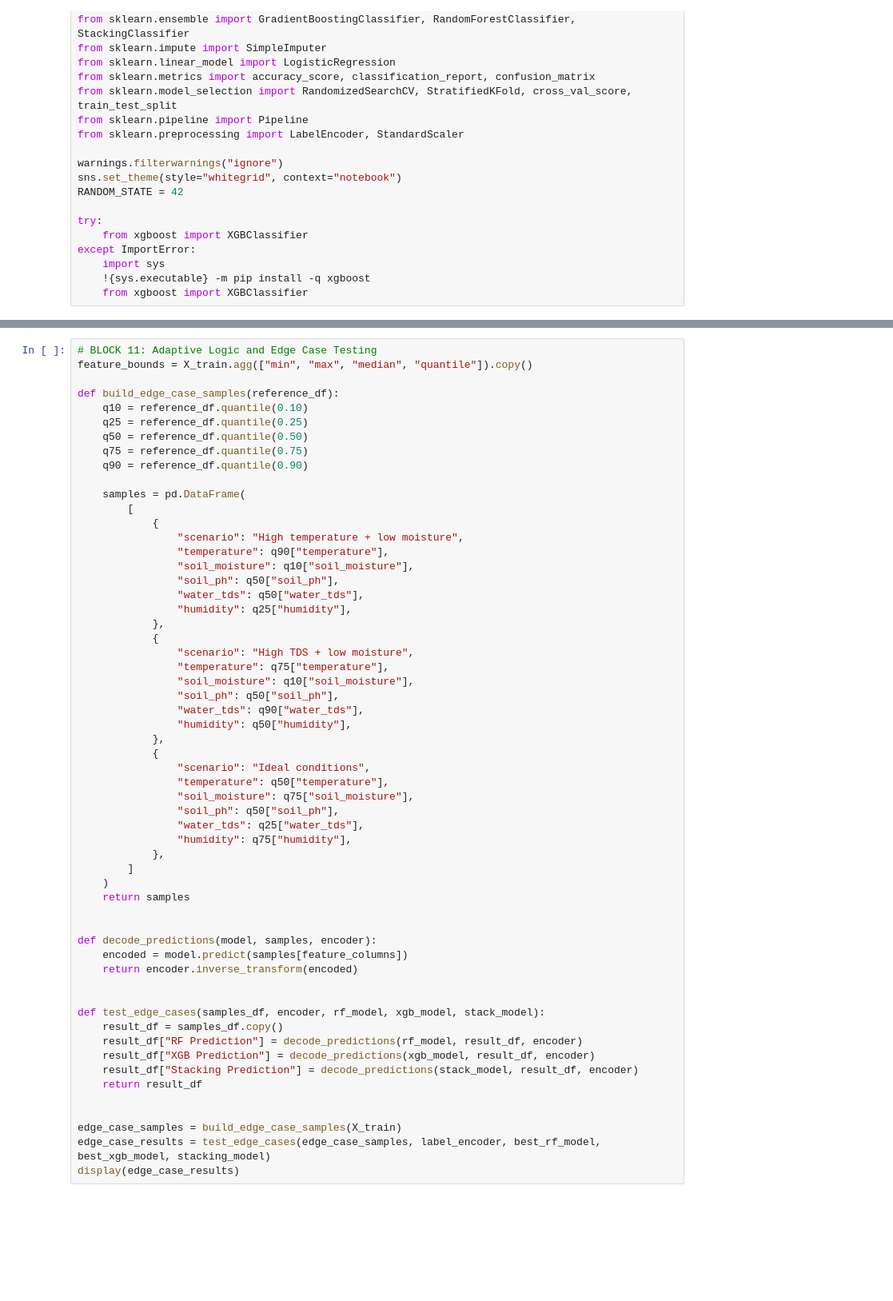
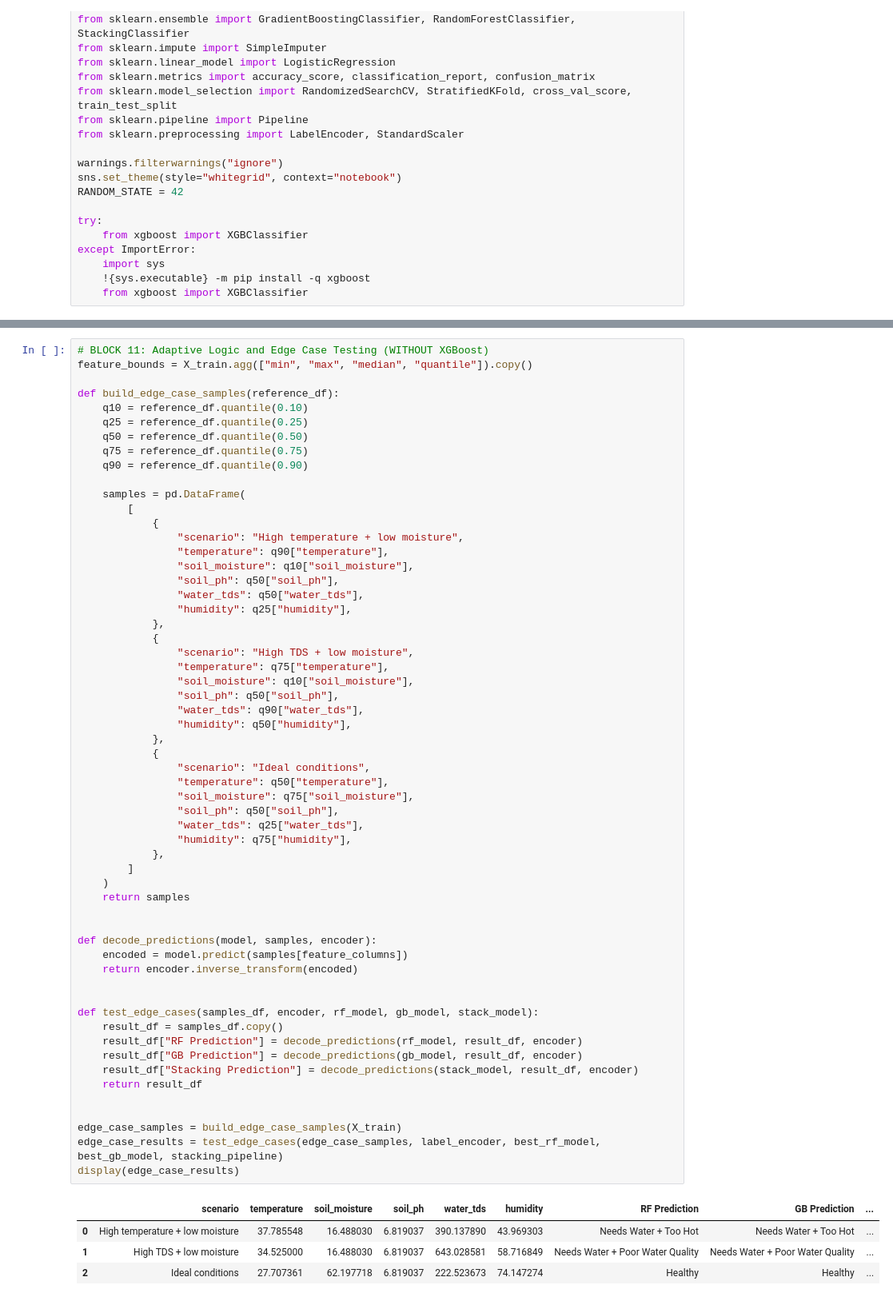
Before and after one commit to chiragjotwani/Adaptive_Ensemble_Learning_for_Smart_Irrigation, a Jupyter notebook: ML_Project.ipynb, the cells around one changed output, grey strips where cells are left out. Shown at 80% size. Cells and saved outputs as stored; diff of their text form; blank space fills up the shorter version.

```diff
--- a/ML_Project.ipynb
+++ b/ML_Project.ipynb
@@ -353,5 +609,5 @@ plot_feature_importance(best_xgb_model, "XGBoost")
 # %%
-# BLOCK 11: Adaptive Logic and Edge Case Testing
+# BLOCK 11: Adaptive Logic and Edge Case Testing (WITHOUT XGBoost)
 feature_bounds = X_train.agg(["min", "max", "median", "quantile"]).copy()
 
 def build_edge_case_samples(reference_df):
@@ -378,36 +634,41 @@ def build_edge_case_samples(reference_df):
                 "soil_ph": q50["soil_ph"],
                 "water_tds": q90["water_tds"],
                 "humidity": q50["humidity"],
             },
             {
                 "scenario": "Ideal conditions",
                 "temperature": q50["temperature"],
                 "soil_moisture": q75["soil_moisture"],
                 "soil_ph": q50["soil_ph"],
                 "water_tds": q25["water_tds"],
                 "humidity": q75["humidity"],
             },
         ]
     )
     return samples
 
 
 def decode_predictions(model, samples, encoder):
     encoded = model.predict(samples[feature_columns])
     return encoder.inverse_transform(encoded)
 
 
-def test_edge_cases(samples_df, encoder, rf_model, xgb_model, stack_model):
+def test_edge_cases(samples_df, encoder, rf_model, gb_model, stack_model):
     result_df = samples_df.copy()
     result_df["RF Prediction"] = decode_predictions(rf_model, result_df, encoder)
-    result_df["XGB Prediction"] = decode_predictions(xgb_model, result_df, encoder)
+    result_df["GB Prediction"] = decode_predictions(gb_model, result_df, encoder)
     result_df["Stacking Prediction"] = decode_predictions(stack_model, result_df, encoder)
     return result_df
 
 
 edge_case_samples = build_edge_case_samples(X_train)
-edge_case_results = test_edge_cases(edge_case_samples, label_encoder, best_rf_model, best_xgb_model, stacking_model)
+edge_case_results = test_edge_cases(edge_case_samples, label_encoder, best_rf_model, best_gb_model, stacking_pipeline)
 display(edge_case_results)
+# %% [output]
+|  | scenario | temperature | soil_moisture | soil_ph | water_tds | humidity | RF Prediction | GB Prediction | ... |
+| 0 | High temperature + low moisture | 37.785548 | 16.488030 | 6.819037 | 390.137890 | 43.969303 | Needs Water + Too Hot | Needs Water + Too Hot | ... |
+| 1 | High TDS + low moisture | 34.525000 | 16.488030 | 6.819037 | 643.028581 | 58.716849 | Needs Water + Poor Water Quality | Needs Water + Poor Water Quality | ... |
+| 2 | Ideal conditions | 27.707361 | 62.197718 | 6.819037 | 222.523673 | 74.147274 | Healthy | Healthy | ... |
 # %%
 # BLOCK 12: Final Best Model Summary
 best_model_row = comparison_df.iloc[0]
```
Also changed, not shown: parts of 11 cells of this notebook.
